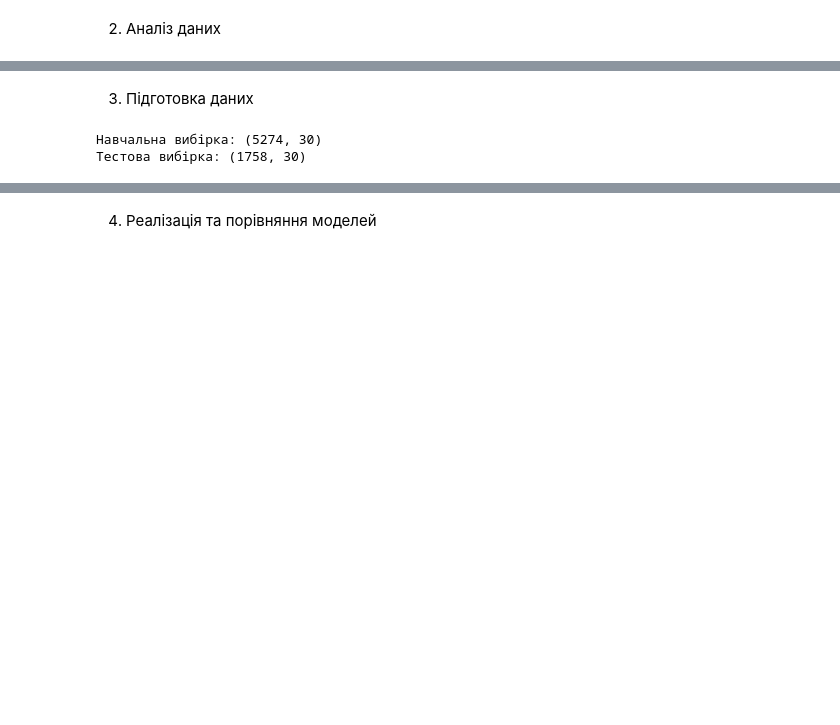
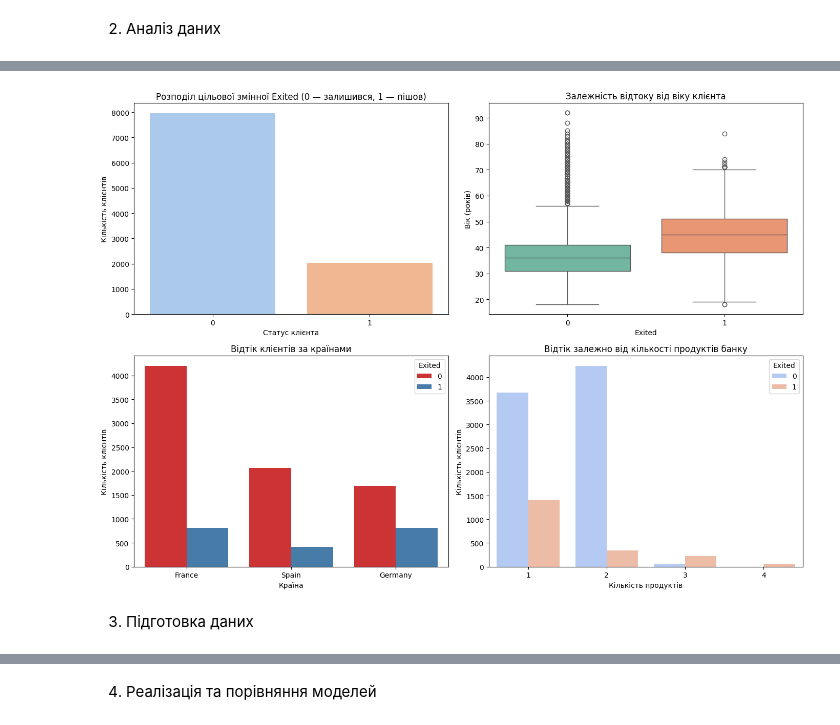
Before and after one commit to OlegSamarsky/MN, a Jupyter notebook: Тестове_Завд_Самарський_ФІТ3_10.ipynb, the cells around one changed output, grey strips where cells are left out. Drawn from its saved outputs; the diff is of its cells as text; code cells hidden in the pictures; blank space fills up the shorter version.

```diff
--- a/Тестове_Завд_Самарський_ФІТ3_10.ipynb
+++ b/Тестове_Завд_Самарський_ФІТ3_10.ipynb
@@ -107,31 +88,34 @@ plt.show()
+# %%
+# Візуалізація основних закономірностей відтоку клієнтів банку
+fig, axes = plt.subplots(2, 2, figsize=(14, 10))
+
+# 1. Співвідношення клієнтів, які залишилися (0) та пішли (1)
+sns.countplot(data=df, x='Exited', hue='Exited', palette='pastel', legend=False, ax=axes[0, 0])
+axes[0, 0].set_title('Розподіл цільової змінної Exited (0 — залишився, 1 — пішов)')
+axes[0, 0].set_xlabel('Статус клієнта')
+axes[0, 0].set_ylabel('Кількість клієнтів')
+
+# 2. Вік клієнтів та відтік
+sns.boxplot(data=df, x='Exited', y='Age', hue='Exited', palette='Set2', legend=False, ax=axes[0, 1])
+axes[0, 1].set_title('Залежність відтоку від віку клієнта')
+axes[0, 1].set_xlabel('Exited')
+axes[0, 1].set_ylabel('Вік (років)')
+
+# 3. Відтік за країнами
+sns.countplot(data=df, x='Geography', hue='Exited', palette='Set1', ax=axes[1, 0])
+axes[1, 0].set_title('Відтік клієнтів за країнами')
+axes[1, 0].set_xlabel('Країна')
+axes[1, 0].set_ylabel('Кількість клієнтів')
+
+# 4. Вплив кількості банківських продуктів
+sns.countplot(data=df, x='NumOfProducts', hue='Exited', palette='coolwarm', ax=axes[1, 1])
+axes[1, 1].set_title('Відтік залежно від кількості продуктів банку')
+axes[1, 1].set_xlabel('Кількість продуктів')
+axes[1, 1].set_ylabel('Кількість клієнтів')
+
+plt.tight_layout()
+plt.show()
+# %% [output]
+[figure, added]
 # %% [markdown]
 3. Підготовка даних
-# %%
-# Видаляємо 11 рядків із порожнім TotalCharges та службовий ID
-clean_df = churn_df.dropna(subset=['TotalCharges']).drop(columns=['customerID']).reset_index(drop=True)
-
-# Цільова змінна (1 - клієнт пішов, 0 - залишився)
-target = (clean_df['Churn'] == 'Yes').astype(int)
-
-# Перетворення категоріальних колонок у числові фіктивні змінні
-features = pd.get_dummies(clean_df.drop(columns=['Churn']), drop_first=True, dtype=int)
-
-# Поділ на навчальну (75%) та тестову (25%) вибірки
-X_tr, X_te, y_tr, y_te = train_test_split(
-    features, target, test_size=0.25, random_state=17, stratify=target
-)
-
-# Нормалізація числових ознак у діапазон [0, 1]
-num_cols = ['tenure', 'MonthlyCharges', 'TotalCharges']
-scaler = MinMaxScaler()
-
-X_tr = X_tr.copy()
-X_te = X_te.copy()
-X_tr[num_cols] = scaler.fit_transform(X_tr[num_cols])
-X_te[num_cols] = scaler.transform(X_te[num_cols])
-
-print(f"Навчальна вибірка: {X_tr.shape}")
-print(f"Тестова вибірка: {X_te.shape}")
-# %% [output]
-Навчальна вибірка: (5274, 30)
-Тестова вибірка: (1758, 30)
```
Also changed, not shown: parts of 12 cells of this notebook.
